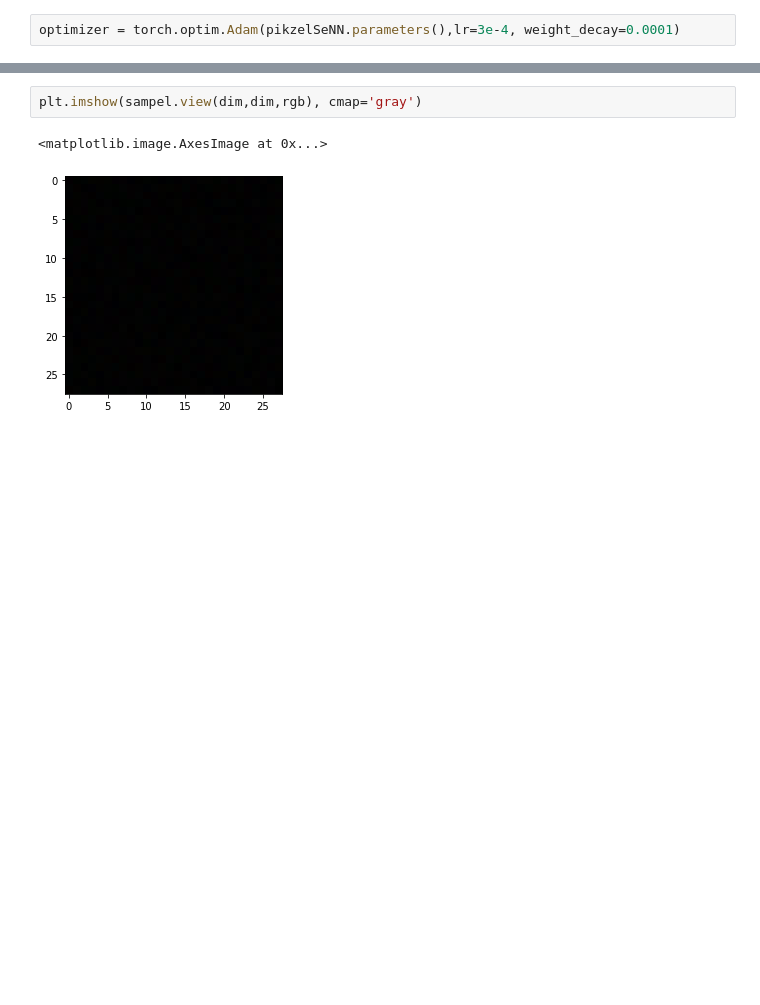
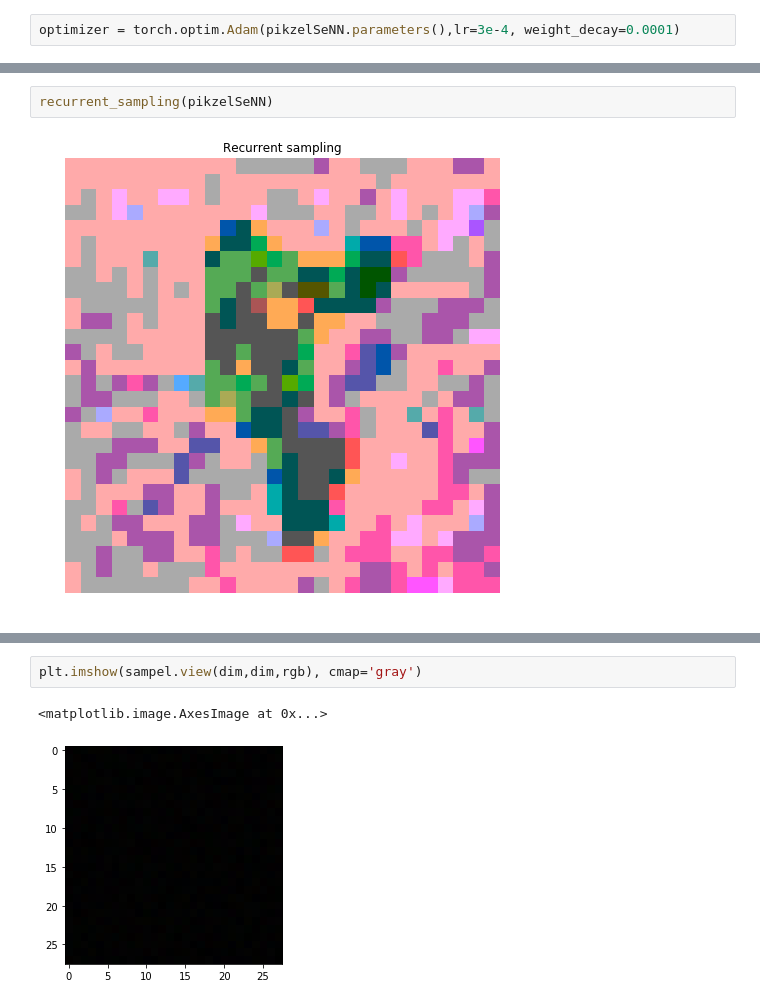
Before and after one commit to CaptainE/Deep-Unsupervised-Learning, a Jupyter notebook: HW1.ipynb, the cells around one changed output, grey strips where cells are left out. Cells and saved outputs as stored; diff of their text form; blank space fills up the shorter version.

```diff
--- a/HW1.ipynb
+++ b/HW1.ipynb
@@ -735,0 +887,4 @@ sampel=pikzelSeNN.sample(1)
+# %%
+recurrent_sampling(pikzelSeNN)
+# %% [output]
+[figure, added]
```
Also changed, not shown: parts of 44 cells of this notebook.
